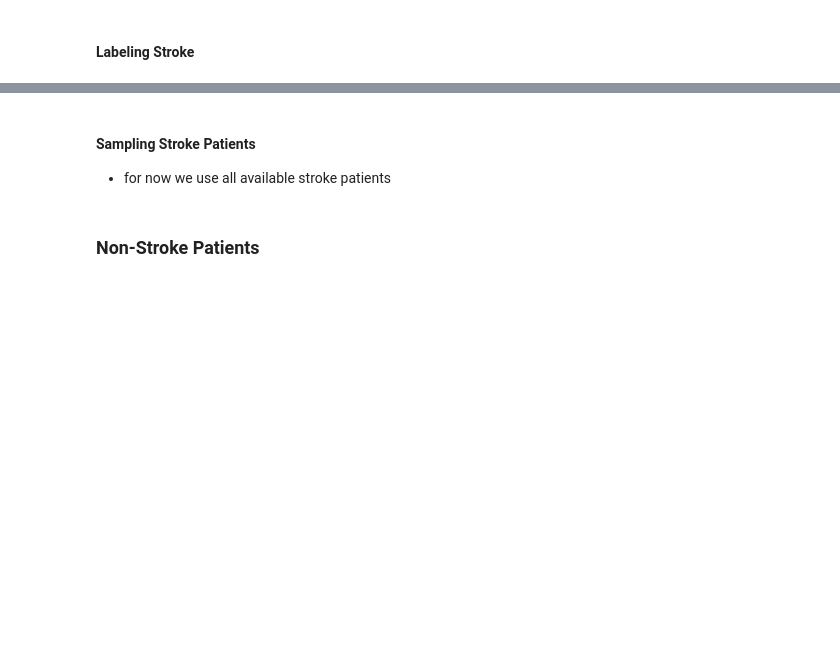
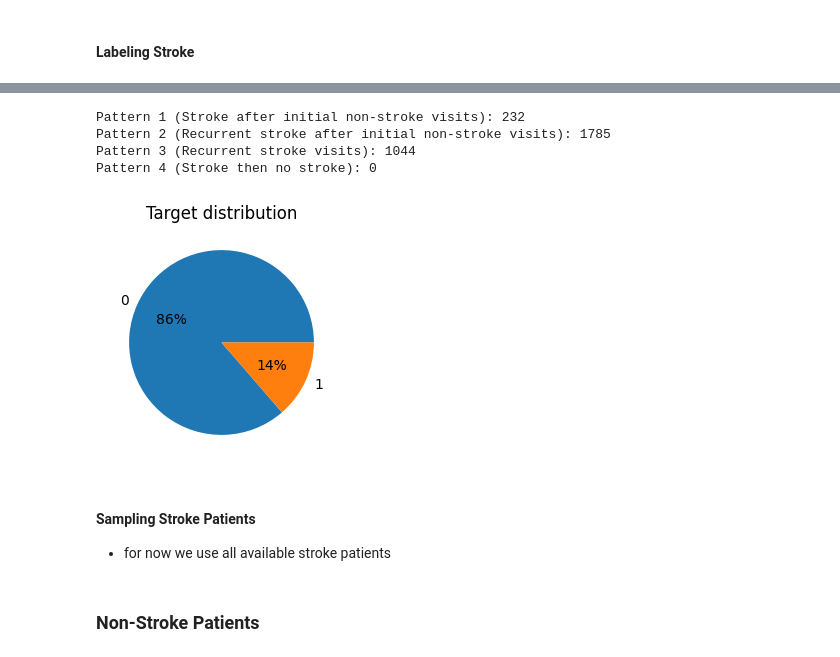
Before and after one commit to Zfeng0207/FIT3199-FYP, a Jupyter notebook: 00_data_labeling_and_sampling.ipynb, the cells around one changed output, grey strips where cells are left out. Saved outputs shown, nothing was run; the diff lists cells and outputs as text; code cells hidden in the pictures; blank space fills up the shorter version.

```diff
--- a/00_data_labeling_and_sampling.ipynb
+++ b/00_data_labeling_and_sampling.ipynb
@@ -256,0 +674,44 @@ labeled_stroke_df
+# %%
+# Assuming 'stay_id' represents the visit order
+
+# Sort by subject ID and stay_id
+merged_pi_df.sort_values(['subject_id', 'stay_id'], inplace=True)
+
+# Initialize counters
+pattern1_count = 0
+pattern2_count = 0
+pattern3_count = 0
+pattern4_count = 0
+
+
+# Group by subject ID
+for subject_id, group in merged_vs_df.groupby('subject_id'):
+    stroke_occurrences = group['Stroke_Y/N'].values
+
+    # Check for patterns and increment counters
+    if 0 in stroke_occurrences and 1 in stroke_occurrences:  # Pattern 1 or 2
+        if stroke_occurrences.tolist().count(1) > 1:  #more than 1 times of stroke
+            pattern2_count += 1 # Pattern 2
+        else:
+            pattern1_count += 1 # Pattern 1
+
+    elif all(occurrence == 1 for occurrence in stroke_occurrences) and len(stroke_occurrences) > 1: #all stroke occurences and more than 1 occurence
+        pattern3_count += 1 # Pattern 3
+
+    elif any(stroke_occurrences) and not all(stroke_occurrences): # check if subject has at least 1 stroke
+      first_stroke_index = stroke_occurrences.tolist().index(1)
+      if 0 in stroke_occurrences[first_stroke_index + 1:]: # check if there is no stroke after stroke
+          pattern4_count += 1
+          # print(f"subject id {subject_id}: Stroke then no stroke")
+
+
+# Print the total counts for each pattern
+print(f"Pattern 1 (Stroke after initial non-stroke visits): {pattern1_count}")
+print(f"Pattern 2 (Recurrent stroke after initial non-stroke visits): {pattern2_count}")
+print(f"Pattern 3 (Recurrent stroke visits): {pattern3_count}")
+print(f"Pattern 4 (Stroke then no stroke): {pattern4_count}")
+# %% [output]
+Pattern 1 (Stroke after initial non-stroke visits): 232
+Pattern 2 (Recurrent stroke after initial non-stroke visits): 1785
+Pattern 3 (Recurrent stroke visits): 1044
+Pattern 4 (Stroke then no stroke): 0
@@ -257,3 +720,15 @@ labeled_stroke_df
+# %%
+targets = filtered_df['Stroke_Y/N']
+
+temp = targets.value_counts()
+temp
+
+plt.figure(figsize=(6, 3))
+plt.pie(temp, labels=temp.index, autopct="%.0f%%")
+plt.title('Target distribution')
+plt.show()
+# %% [output]
+[figure, added]
 # %% [markdown]
 #### Sampling Stroke Patients
 
```
Also changed, not shown: parts of 71 cells of this notebook.
